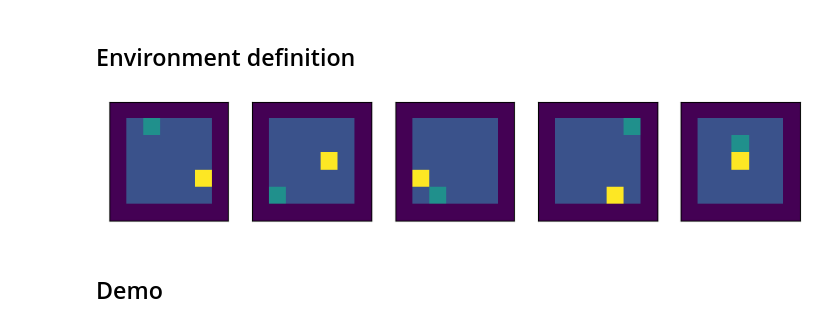
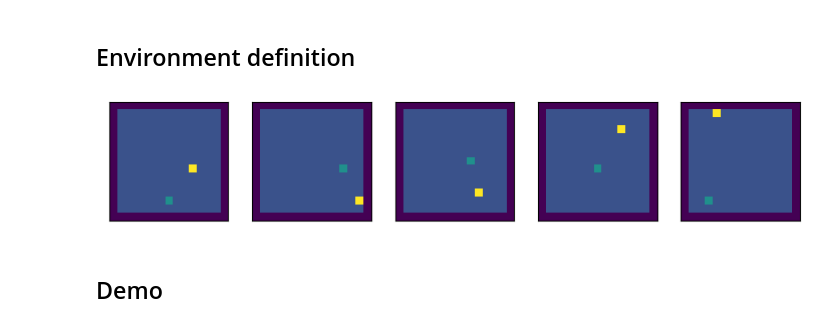
Before and after one commit to AlbertoSinigaglia/snake-reinforcement-learning, a Jupyter notebook: code/main.ipynb, the cells around one changed output. Cells and saved outputs as stored; diff of their text form; code cells hidden in the pictures.

```diff
--- a/code/main.ipynb
+++ b/code/main.ipynb
@@ -15,28 +15,28 @@ import json
 # %%
 %matplotlib inline
 def get_env(n=1000):
-    return OriginalSnakeEnvironment(n, 7)
+    return OriginalSnakeEnvironment(n, 15)
 env_ = get_env()
 # reward discount
-GAMMA = .99
+GAMMA = .9
 # number of iterations for the training (snake steps)
-ITERATIONS = 5000
+ITERATIONS = 40000
 # Eps to add to the policy probabilities to ensure a bit of exploration
 EPSILON = 0.1
 # lambda parameters for value and policy wrt eligibility traces
 LAMBDA_VALUE = 0.1
 LAMBDA_AGENT = 0.1
 # percentage of boards to sample each time for the gradient estimation
 # used to de-correlate gradients
-PERCENTAGE_TO_HOLD = .5
+PERCENTAGE_TO_HOLD = 0.9999
 
 fig,axs=plt.subplots(1,min(len(env_.boards), 5), figsize=(10,3))
 for ax, board in zip(axs, env_.boards):
     ax.get_yaxis().set_visible(False)
     ax.get_xaxis().set_visible(False)
     ax.imshow(board, origin="lower")
 # %% [output]
-[figure, old version]
+[figure, new version]
 # %% [markdown]
 ## Demo
 # %%
```
Also changed, not shown: parts of 8 cells of this notebook, 7 other files.
